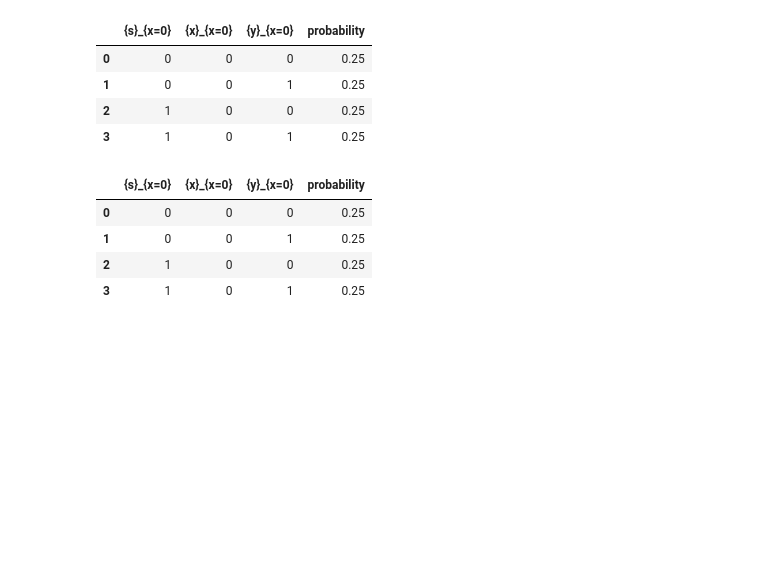
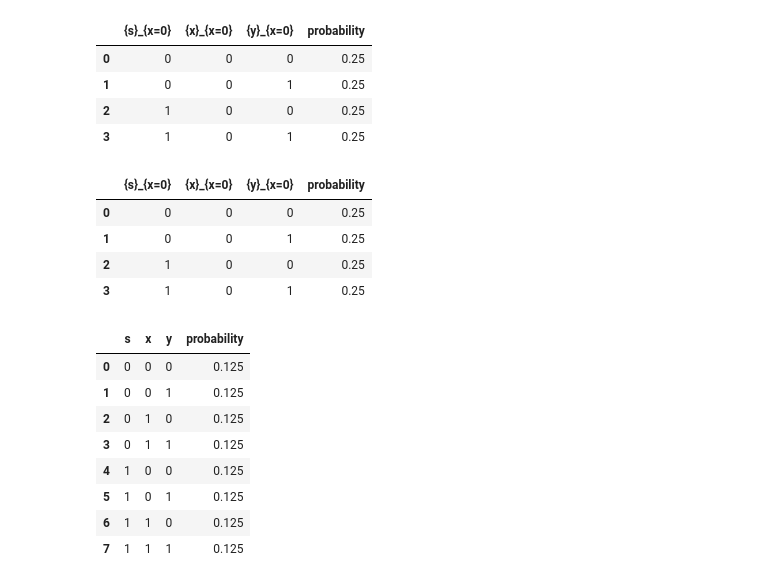
Before and after one commit to CausalAILab/causalai-book, a Jupyter notebook: chapter8.ipynb, the cells around one changed output. Drawn from its saved outputs; the diff is of its cells as text; code cells hidden in the pictures; blank space fills up the shorter version.

```diff
--- a/chapter8.ipynb
+++ b/chapter8.ipynb
@@ -195,3 +195,32 @@ scm_cmab.do({x:0}).get_probability_table()
 | 1 | 0 | 0 | 1 | 0.25 |
 | 2 | 1 | 0 | 0 | 0.25 |
 | 3 | 1 | 0 | 1 | 0.25 |
+# %%
+s, x, y, ux, usx, usy, uxy = sp.symbols('s x y ux usx usy uxy')
+
+
+scm_ex12 = scm.SymbolicSCM(
+    f = {
+        s: usx ^ usy,
+        x: (s) ^ ux,
+        y: (s & x) ^ usy ^ uxy
+    },
+    pu={
+        usx: .5,
+        ux: .5,
+        uxy: .5,
+        usy: .5
+    }
+)
+# %%
+scm_ex12.get_probability_table()
+# %% [output]
+|  | s | x | y | probability |
+| 0 | 0 | 0 | 0 | 0.125 |
+| 1 | 0 | 0 | 1 | 0.125 |
+| 2 | 0 | 1 | 0 | 0.125 |
+| 3 | 0 | 1 | 1 | 0.125 |
+| 4 | 1 | 0 | 0 | 0.125 |
+| 5 | 1 | 0 | 1 | 0.125 |
+| 6 | 1 | 1 | 0 | 0.125 |
+| 7 | 1 | 1 | 1 | 0.125 |
```
Also changed, not shown: parts of 3 cells of this notebook, 8 other files.
